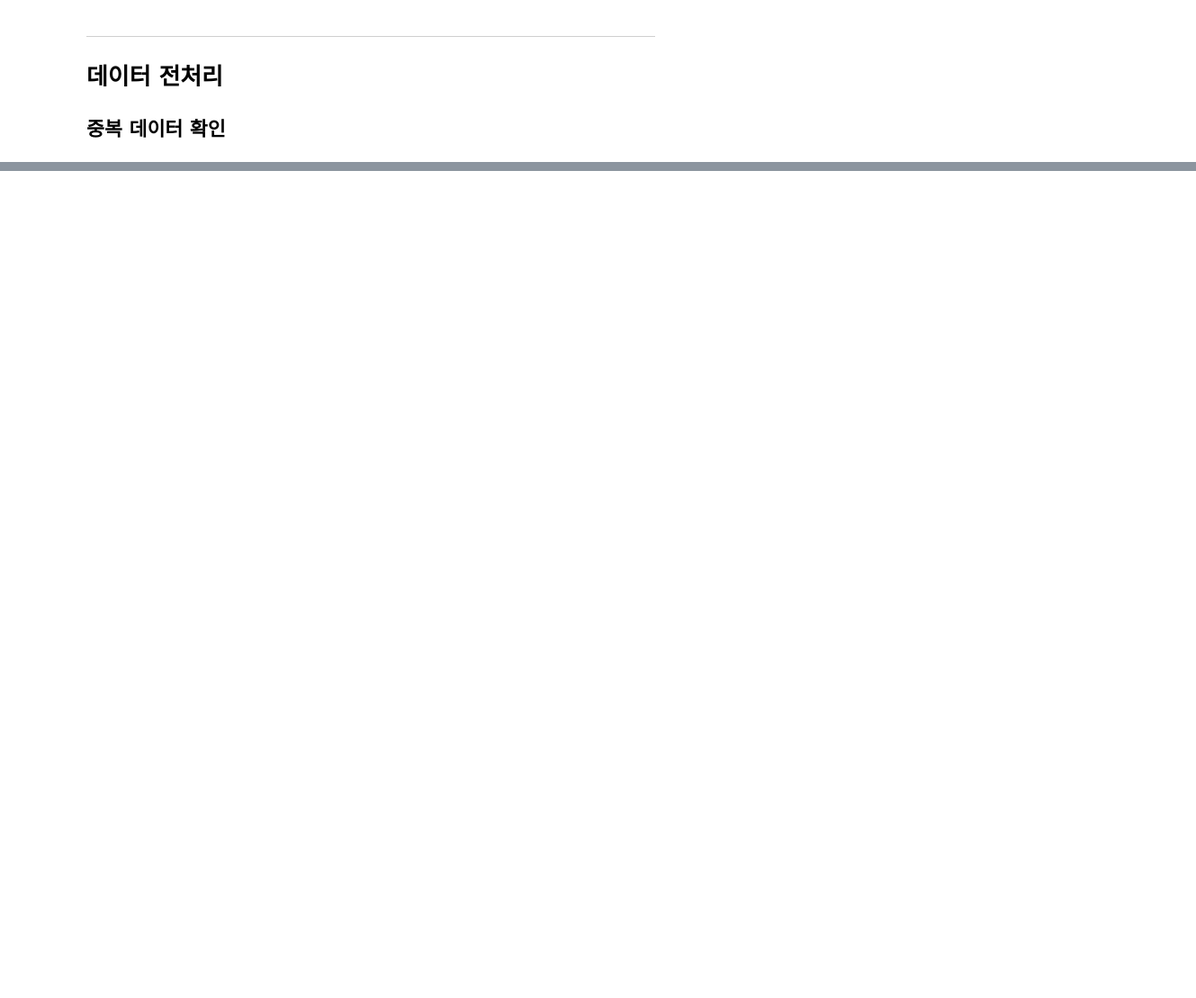
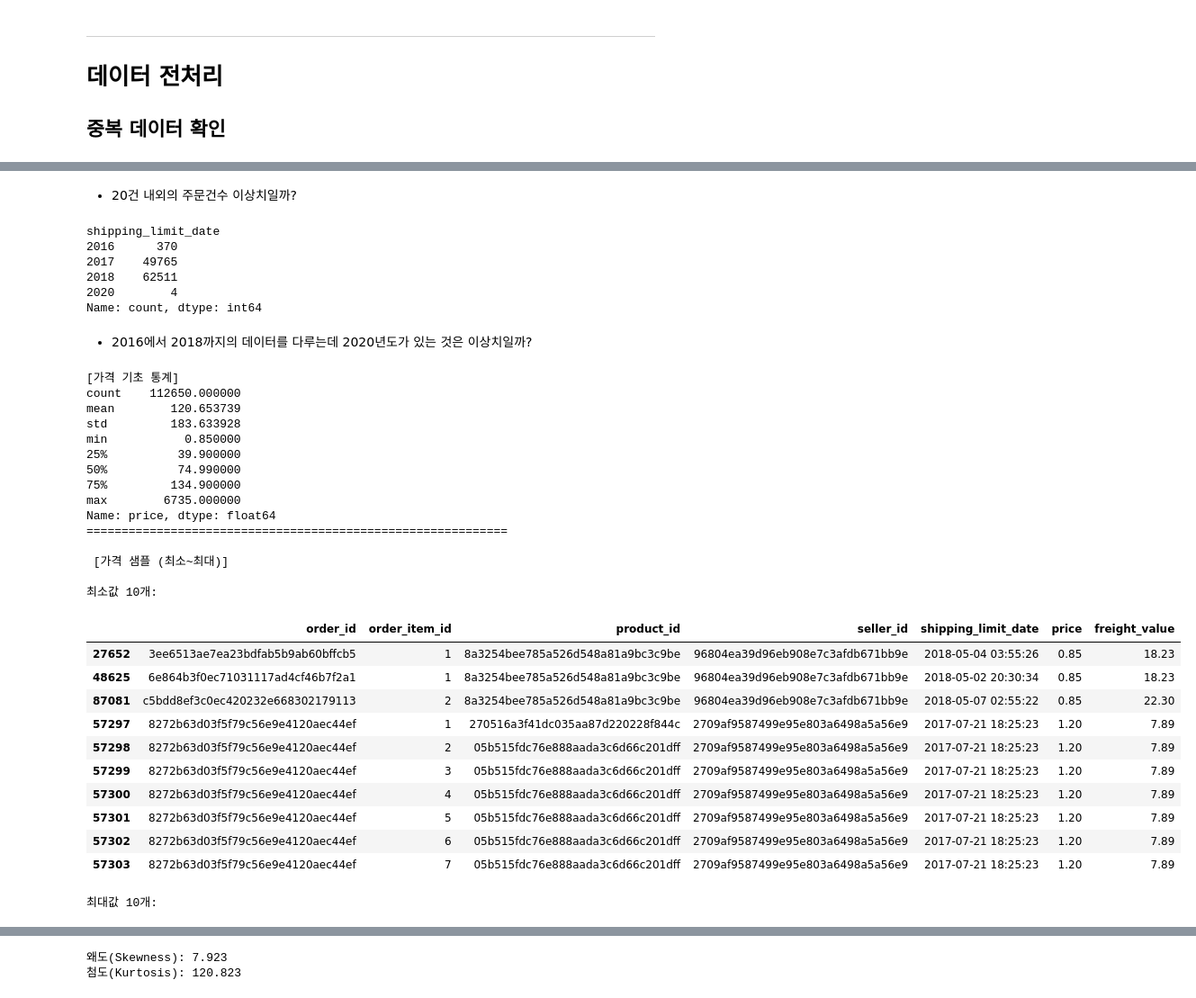
Before and after one commit to Kim-min-soo/it-s_advanced_project, a Jupyter notebook: works/kim-min-soo/test.ipynb, the cells around one changed output, grey strips where cells are left out. Shown at 90% size. Saved outputs shown, nothing was run; the diff lists cells and outputs as text; code cells hidden in the pictures; blank space fills up the shorter version.

```diff
--- a/works/kim-min-soo/test.ipynb
+++ b/works/kim-min-soo/test.ipynb
@@ -298,0 +374,3 @@ Sellers 중복: 0건
+# %%
+# df_order_items의 'shipping_limit_date' str->datetime으로 타입 변환
+df_order_items['shipping_limit_date'] = pd.to_datetime(df_order_items['shipping_limit_date'])
@@ -298,0 +397,6 @@ Sellers 중복: 0건
+# %%
+df_order_items.columns = df_order_items.columns.str.lower().str.strip()
+df_sellers.columns = df_sellers.columns.str.lower().str.strip()
+
+print(df_order_items.columns)
+print(df_sellers.columns)
@@ -298,0 +458,59 @@ Sellers 중복: 0건
+# %% [markdown]
+- 20건 내외의 주문건수 이상치일까?
+# %%
+# 2.shipping_limit_date 데이터의 범위 확인
+df_order_items['shipping_limit_date'].dt.year.value_counts().sort_index()
+# %% [output]
+shipping_limit_date
+2016      370
+2017    49765
+2018    62511
+2020        4
+Name: count, dtype: int64
+# %% [markdown]
+- 2016에서 2018까지의 데이터를 다루는데 2020년도가 있는 것은 이상치일까?
+# %%
+# 3.price 컬럼의 이상치 확인
+print("[가격 기초 통계]")
+print(df_order_items['price'].describe())
+
+print("="*60)
+print("\n [가격 샘플 (최소~최대)]")
+print("\n최소값 10개:")
+display(df_order_items.nsmallest(10, 'price'))
+
+print("최대값 10개:")
+display(df_order_items.nlargest(10,'price'))
+
+price_skew = skew(df_order_items['price'])
+price_kurt = kurtosis(df_order_items['price'])
+print(f"\n왜도(Skewness): {price_skew:.3f}")
+print(f"첨도(Kurtosis): {price_kurt:.3f}")
+# %% [output]
+[가격 기초 통계]
+count    112650.000000
+mean        120.653739
+std         183.633928
+min           0.850000
+25%          39.900000
+50%          74.990000
+75%         134.900000
+max        6735.000000
+Name: price, dtype: float64
+============================================================
+
+ [가격 샘플 (최소~최대)]
+
+최소값 10개:
+|  | order_id | order_item_id | product_id | seller_id | shipping_limit_date | price | freight_value |
+| 27652 | 3ee6513ae7ea23bdfab5b9ab60bffcb5 | 1 | 8a3254bee785a526d548a81a9bc3c9be | 96804ea39d96eb908e7c3afdb671bb9e | 2018-05-04 03:55:26 | 0.85 | 18.23 |
+| 48625 | 6e864b3f0ec71031117ad4cf46b7f2a1 | 1 | 8a3254bee785a526d548a81a9bc3c9be | 96804ea39d96eb908e7c3afdb671bb9e | 2018-05-02 20:30:34 | 0.85 | 18.23 |
+| 87081 | c5bdd8ef3c0ec420232e668302179113 | 2 | 8a3254bee785a526d548a81a9bc3c9be | 96804ea39d96eb908e7c3afdb671bb9e | 2018-05-07 02:55:22 | 0.85 | 22.30 |
+| 57297 | 8272b63d03f5f79c56e9e4120aec44ef | 1 | 270516a3f41dc035aa87d220228f844c | 2709af9587499e95e803a6498a5a56e9 | 2017-07-21 18:25:23 | 1.20 | 7.89 |
+| 57298 | 8272b63d03f5f79c56e9e4120aec44ef | 2 | 05b515fdc76e888aada3c6d66c201dff | 2709af9587499e95e803a6498a5a56e9 | 2017-07-21 18:25:23 | 1.20 | 7.89 |
+| 57299 | 8272b63d03f5f79c56e9e4120aec44ef | 3 | 05b515fdc76e888aada3c6d66c201dff | 2709af9587499e95e803a6498a5a56e9 | 2017-07-21 18:25:23 | 1.20 | 7.89 |
+| 57300 | 8272b63d03f5f79c56e9e4120aec44ef | 4 | 05b515fdc76e888aada3c6d66c201dff | 2709af9587499e95e803a6498a5a56e9 | 2017-07-21 18:25:23 | 1.20 | 7.89 |
+| 57301 | 8272b63d03f5f79c56e9e4120aec44ef | 5 | 05b515fdc76e888aada3c6d66c201dff | 2709af9587499e95e803a6498a5a56e9 | 2017-07-21 18:25:23 | 1.20 | 7.89 |
+| 57302 | 8272b63d03f5f79c56e9e4120aec44ef | 6 | 05b515fdc76e888aada3c6d66c201dff | 2709af9587499e95e803a6498a5a56e9 | 2017-07-21 18:25:23 | 1.20 | 7.89 |
+| 57303 | 8272b63d03f5f79c56e9e4120aec44ef | 7 | 05b515fdc76e888aada3c6d66c201dff | 2709af9587499e95e803a6498a5a56e9 | 2017-07-21 18:25:23 | 1.20 | 7.89 |
+최대값 10개:
@@ -298,0 +528,2 @@ Sellers 중복: 0건
+왜도(Skewness): 7.923
+첨도(Kurtosis): 120.823
```
Also changed, not shown: parts of 34 cells of this notebook, 2 other files.
